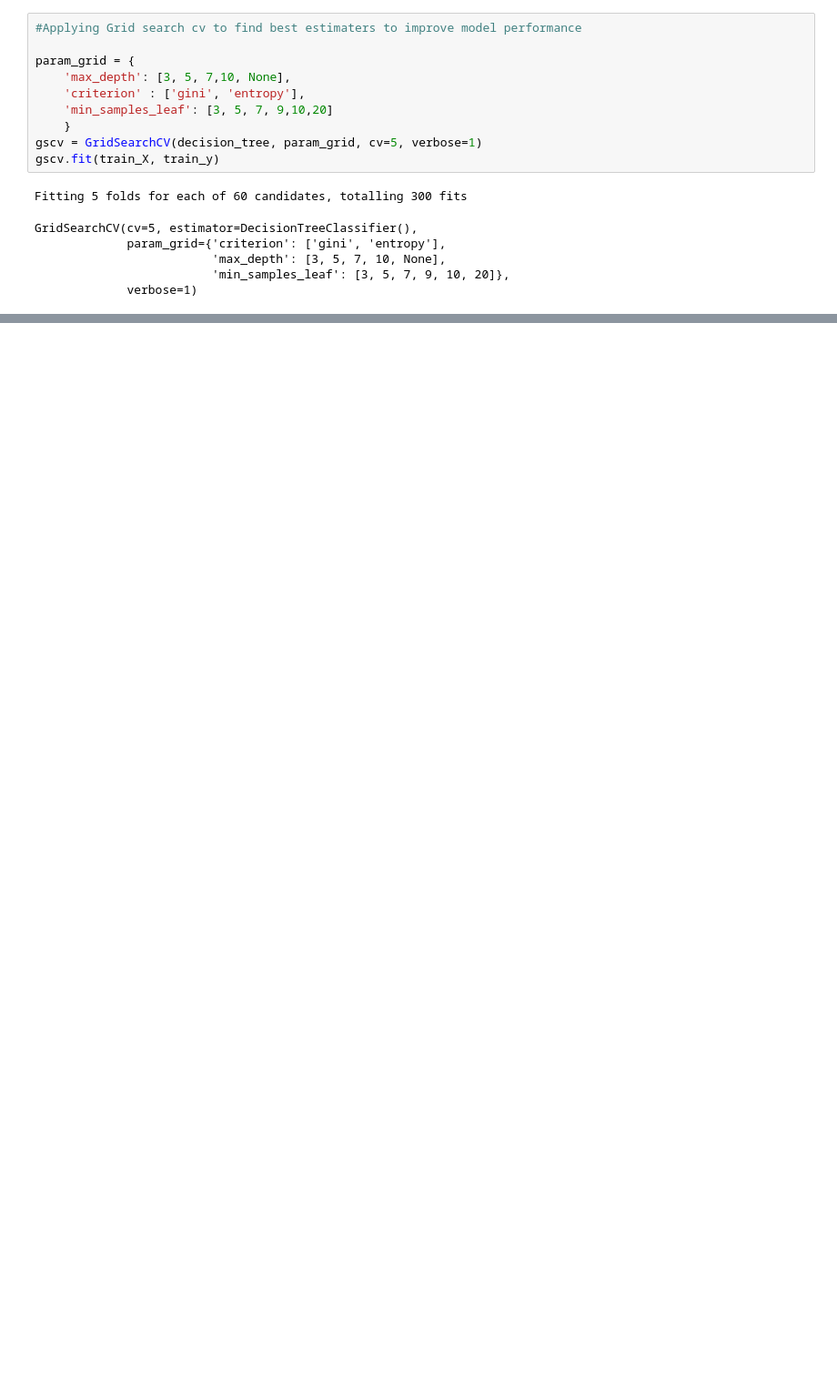
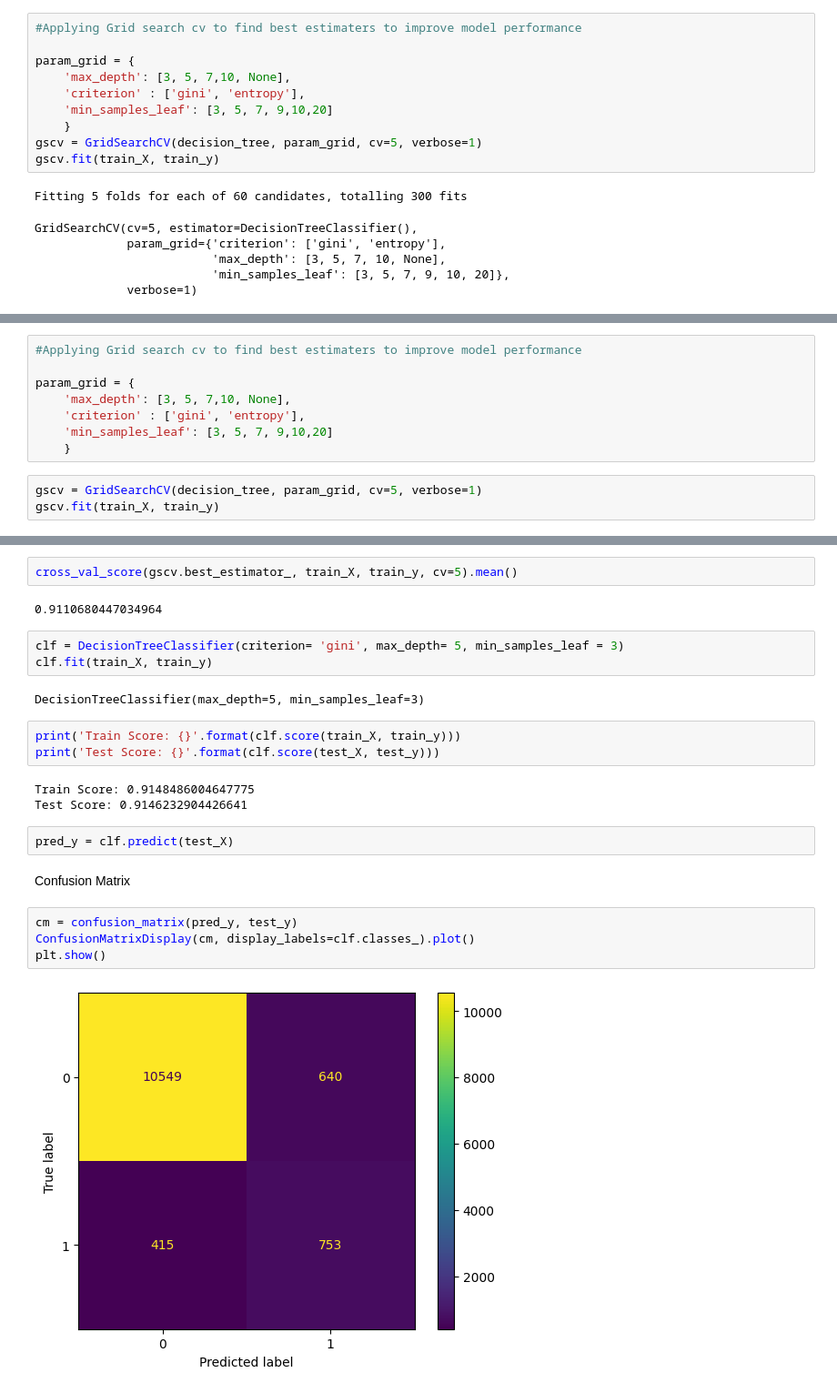
Before and after one commit to Ghada6336/Term-Deposit-Prediction, a Jupyter notebook: TermDepositPrediction.ipynb, the cells around one changed output, grey strips where cells are left out. Shown at 91% size. Drawn from its saved outputs; the diff is of its cells as text; blank space fills up the shorter version.

```diff
--- a/TermDepositPrediction.ipynb
+++ b/TermDepositPrediction.ipynb
@@ -357,0 +372,11 @@ cross_val_score(gscv.best_estimator_, train_X, train_y, cv=5).mean()
+# %%
+#Applying Grid search cv to find best estimaters to improve model performance
+
+param_grid = {
+    'max_depth': [3, 5, 7,10, None],
+    'criterion' : ['gini', 'entropy'],
+    'min_samples_leaf': [3, 5, 7, 9,10,20]
+    }
+# %%
+gscv = GridSearchCV(decision_tree, param_grid, cv=5, verbose=1)
+gscv.fit(train_X, train_y)
@@ -357,0 +398,25 @@ cross_val_score(gscv.best_estimator_, train_X, train_y, cv=5).mean()
+# %%
+cross_val_score(gscv.best_estimator_, train_X, train_y, cv=5).mean()
+# %% [output]
+0.9110680447034964
+# %%
+clf = DecisionTreeClassifier(criterion= 'gini', max_depth= 5, min_samples_leaf = 3)
+clf.fit(train_X, train_y)
+# %% [output]
+DecisionTreeClassifier(max_depth=5, min_samples_leaf=3)
+# %%
+print('Train Score: {}'.format(clf.score(train_X, train_y)))
+print('Test Score: {}'.format(clf.score(test_X, test_y)))
+# %% [output]
+Train Score: 0.9148486004647775
+Test Score: 0.9146232904426641
+# %%
+pred_y = clf.predict(test_X)
+# %% [markdown]
+Confusion Matrix
+# %%
+cm = confusion_matrix(pred_y, test_y)
+ConfusionMatrixDisplay(cm, display_labels=clf.classes_).plot()
+plt.show()
+# %% [output]
+[figure, added]
```
Also changed, not shown: parts of 17 cells of this notebook.
